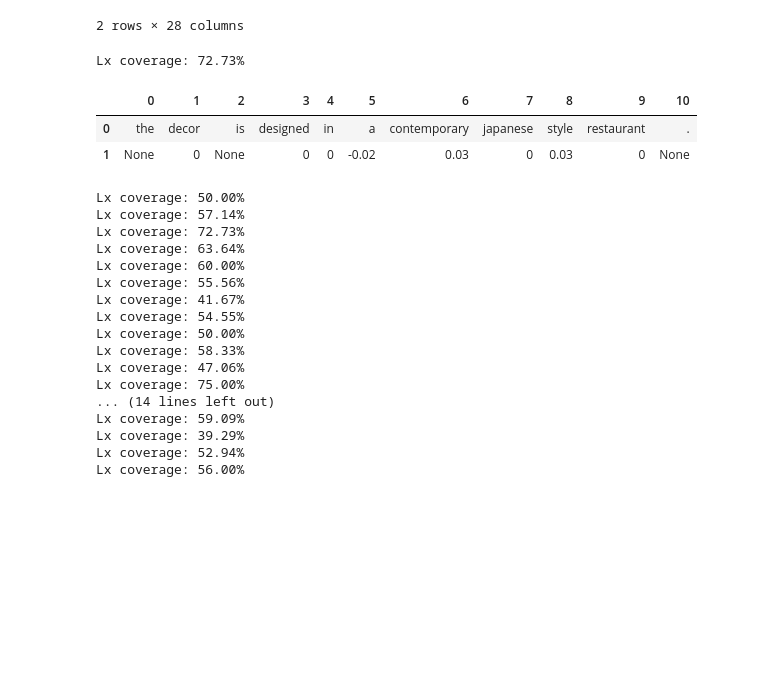
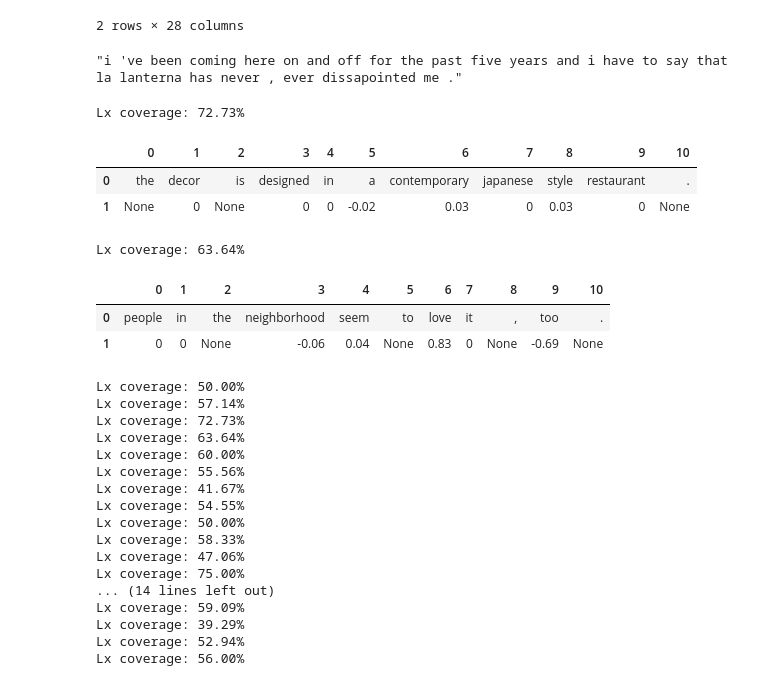
Before and after one commit to LingxB/puer, a Jupyter notebook: notebooks/Scoring Result Explore - Baseline vs Exp_3.ipynb, the cells around one changed output. Drawn from its saved outputs; the diff is of its cells as text; code cells hidden in the pictures; blank space fills up the shorter version.

```diff
--- a/notebooks/Scoring Result Explore - Baseline vs Exp_3.ipynb
+++ b/notebooks/Scoring Result Explore - Baseline vs Exp_3.ipynb
@@ -282,6 +295,10 @@ Lx coverage: 57.14%
 | 0 | i | 've | been | coming | here | on | and | off | for | the | ... | ... |
 | 1 | -0.06 | None | None | 0.15 | 0 | 0.03 | None | -0.31 | None | None | ... | ... |
 2 rows × 28 columns
+# %%
+exp3_worse.SENT.iloc[1]
+# %% [output]
+"i 've been coming here on and off for the past five years and i have to say that la lanterna has never , ever dissapointed me ."
 # %%
 check_Sn(2, exp3_worse)
 # %% [output]
@@ -289,6 +306,13 @@ Lx coverage: 72.73%
 |  | 0 | 1 | 2 | 3 | 4 | 5 | 6 | 7 | 8 | 9 | 10 |
 | 0 | the | decor | is | designed | in | a | contemporary | japanese | style | restaurant | . |
 | 1 | None | 0 | None | 0 | 0 | -0.02 | 0.03 | 0 | 0.03 | 0 | None |
+# %%
+check_Sn(3, exp3_worse)
+# %% [output]
+Lx coverage: 63.64%
+|  | 0 | 1 | 2 | 3 | 4 | 5 | 6 | 7 | 8 | 9 | 10 |
+| 0 | people | in | the | neighborhood | seem | to | love | it | , | too | . |
+| 1 | 0 | 0 | None | -0.06 | 0.04 | None | 0.83 | 0 | None | -0.69 | None |
 # %%
 np.mean([check_Sn(i, exp3_worse, verbose=True, return_cov=True)[1] for i in range(30)])
 # %% [output]
```
Also changed, not shown: parts of 2 cells of this notebook.
